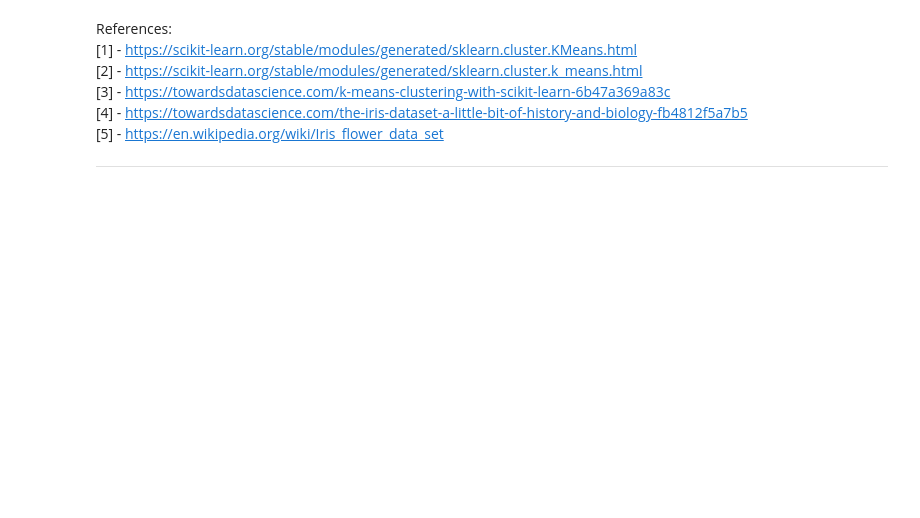
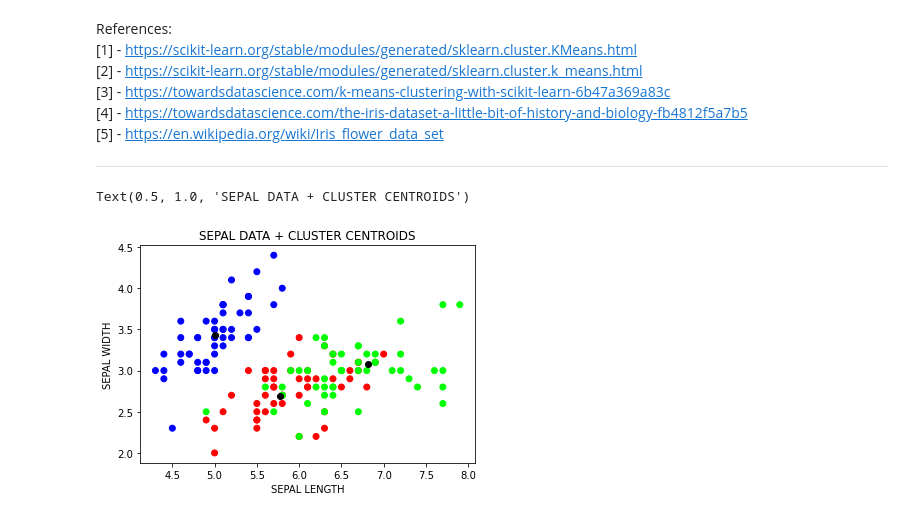
Before and after one commit to ryanhiggins11/EmergingTechnologyTasks, a Jupyter notebook: TASKSCOMPLETED.ipynb, the cells around one changed output. Saved outputs shown, nothing was run; the diff lists cells and outputs as text; code cells hidden in the pictures; blank space fills up the shorter version.

```diff
--- a/TASKSCOMPLETED.ipynb
+++ b/TASKSCOMPLETED.ipynb
@@ -195,0 +216,18 @@ References:
+# %%
+sepal_data = iris_ds.data[:,:2]
+petal_data = iris_ds.data[:,-2:]
+
+plt.xlabel('SEPAL LENGTH')
+plt.ylabel('SEPAL WIDTH')
+# Plot out Sepal Data with respect to targets
+plt.scatter(sepal_data[:,0], sepal_data[:,1], c=iris_ds.target, cmap='brg')
+
+# Perform kmeans on sepal data
+sepalKMeans = skcl.KMeans(n_clusters=3, random_state=0).fit(sepal_data)
+sepal_centers = sepalKMeans.cluster_centers_
+# identify cluster centers
+plt.plot(sepal_centers[:,0], sepal_centers[:,1], 'ko')
+plt.title("SEPAL DATA + CLUSTER CENTROIDS")
+# %% [output]
+Text(0.5, 1.0, 'SEPAL DATA + CLUSTER CENTROIDS')
+[figure, added]
```
Also changed, not shown: parts of 9 cells of this notebook.
